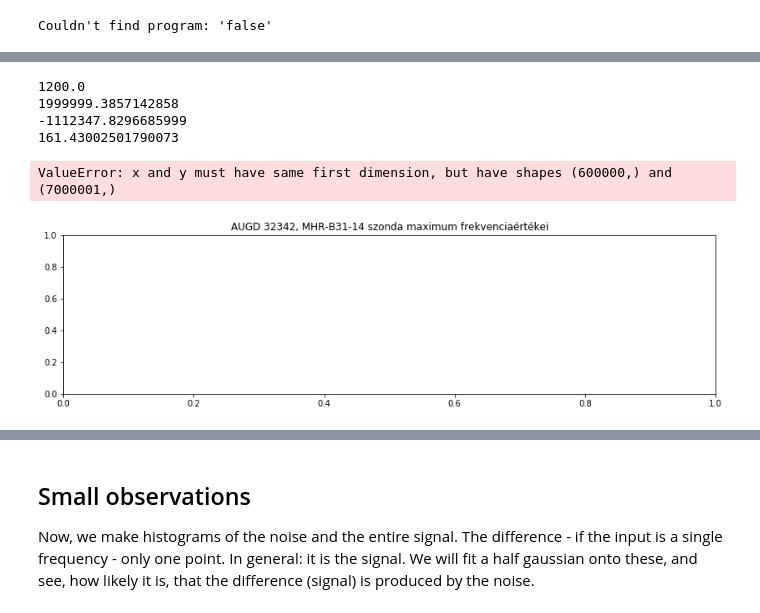
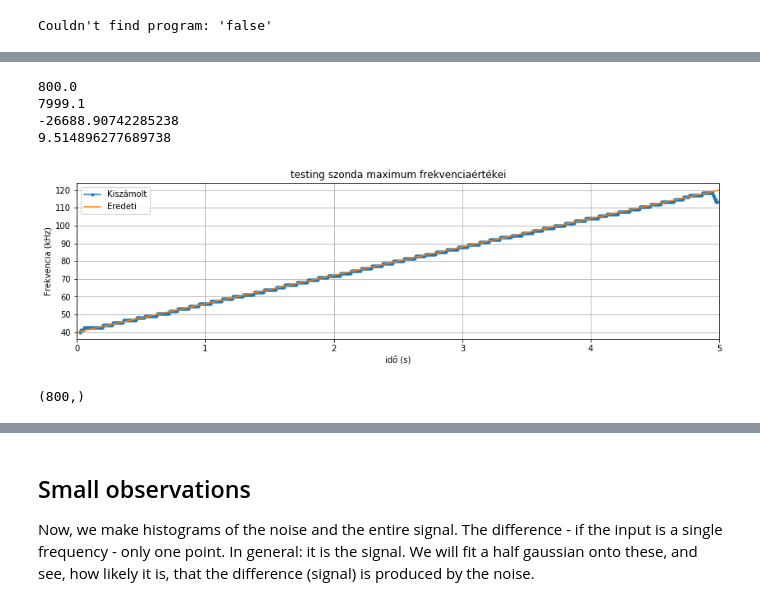
Before and after one commit to martonvavrik/fusion_research, a Jupyter notebook: waves.ipynb, the cells around one changed output, grey strips where cells are left out. Cells and saved outputs as stored; diff of their text form; code cells hidden in the pictures.

```diff
--- a/waves.ipynb
+++ b/waves.ipynb
@@ -419,14 +395,2 @@ for i in range(int(samples/d_win)):
 # %% [output]
 Couldn't find program: 'false'
-# %%
-z_win_fft_cutted = np.zeros((int(frangemax*(2*win_r+1)/s_rate), int(samples/d_win)))
-for i in range(int(samples/d_win)):
-    for j in range(int(frangemax*(2*win_r+1)/s_rate)): #int(frangemax*max(x_hann))
-        z_win_fft_cutted [j][i] = z_win_fft [i][j]**2
-
-
-print(z_win_fft.shape)
-print(z_win_fft_cutted.shape)
-#print(z_spy_stft.shape)
-#print(z_spy_stft_cutted.shape)
-#print(z_win_fft.max()/abs(z_spy_stft.max()))
@@ -436,9 +396,0 @@ print(z_win_fft_cutted.shape)
-# %%
-%%script false
-file2 = open("stft.txt","a")
-for i in range(int(samples/d_win/37.5)):#
-    for j in range(int(50000*(2*win_r+1)/s_rate)):
-        j2=int(55000*(2*win_r+1)/s_rate)
-        i2=int(samples/d_win/3+samples/d_win/30)
-        file2.write(str(i/10)+"\t"+str(j/10)+"\t"+str(np.log10(z_spy_stft [j+j2][i*10+i2])+3)+"\n")#
-print(i,j)
@@ -507,12 +431,12 @@ print(samples/d_win)
 
 print(s_rate-0.9)
 print(nyquist/((2*win_r+1)/s_rate-0.9))
-ridge_d=20000#50#
-ridge_d2=8000
-ridge_start=40000#2#
+ridge_d=40#00#50# #windth of search if rige is lost
+ridge_d2=10#00   #width of search if rige is followed
+ridge_start=30#40000#2#
 ridge = np.zeros(int(samples/d_win+0.9))
 ridge_h = np.zeros(int(samples/d_win+0.9))
-maxi=z_win_fft.max()/40
+maxi=z_win_fft.max()/40 # minimum treshold
 print(maxi)
 
 for i in range(int(samples/d_win+0.9)):
@@ -527,41 +451,41 @@ for i in range(int(samples/d_win+0.9)):
         for j in range(int(ridge_d2*(2*win_r+1)/(s_rate-0.9))):
             j2=int(j+ridge[i-1]-(ridge_d2/2)*(2*win_r+1)/(s_rate-0.9))
             if ridgeval < z_win_fft[i][j2]:
                 ridgeval=z_win_fft[i][j2]
                 ridge[i]= j2
                 #print(j2, z_spy_stft[j2][i])
     if ridgeval<(maxi):
         ridgeval =0
         ridge [i]=0
     ridge_h[i]=ridgeval**(1/2)
     #print(i, ridge [i])
     #print (i,"  ",ridge[i],"\t", ridgeval,"\t", z_spy_stft[i][int(ridge[i])])
 
 ridge=ridge*(s_rate/(2*win_r+1))
 
 #proc_x=np.linspace(min_t,max_t,np.size(ridge))
 ridge[ ridge==0 ] = np.nan
 plt.figure(figsize=(14,3.5))
 plt.title(shot+' szonda maximum frekvenciaértékei')
-plt.plot(np.linspace(min_t,max_t,np.size(ridge)),ridge/1000,'.-',x,full_f/1000)
+plt.plot(np.linspace(min_t,max_t,np.size(ridge)),ridge,'.-',x,full_f)
 plt.grid(True)
-#plt.legend(('Kiszámolt', 'Eredeti'))
+plt.legend(('Kiszámolt', 'Eredeti'))
 #yaxismax=1/2**(view.value/12)
 plt.xlim(min_t,max_t)
-plt.ylim(ridge_start/1100,)
+#plt.ylim(ridge_start/1100,)
 #plt.ylim(0,200)
-plt.xlim(0.89,0.91)
+#plt.xlim(0.89,0.91)
 plt.ylabel('Frekvencia (kHz)')
 plt.xlabel('idő (s)')
 plt.savefig(shot+' f_max.pdf')
 plt.show()
 #print(z_spy_stft.shape)
 print(ridge.shape)
 # %% [output]
-1200.0
-1999999.3857142858
--1112347.8296685999
-161.43002501790073
+800.0
+7999.1
+-26688.90742285238
+9.514896277689738
+[figure, new version]
-ValueError: x and y must have same first dimension, but have shapes (600000,) and (7000001,)
+(800,)
-[figure, old version]
 # %%
```
Also changed, not shown: parts of 33 cells of this notebook.
